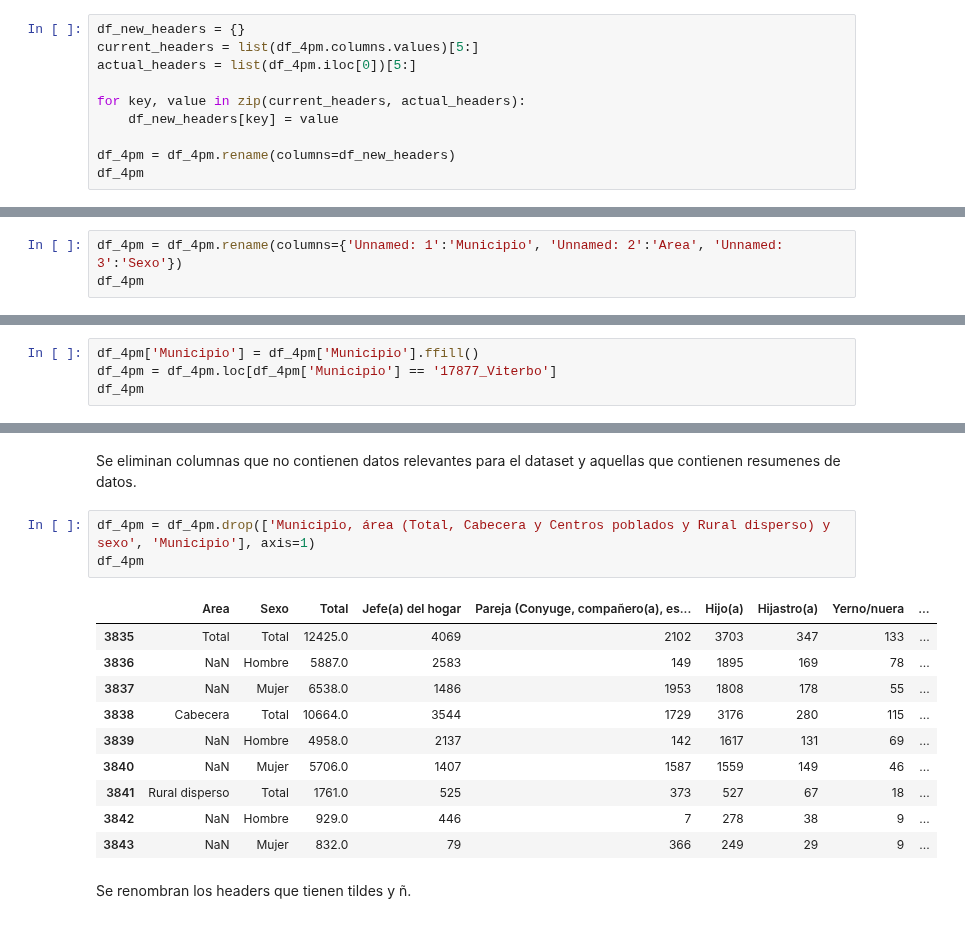
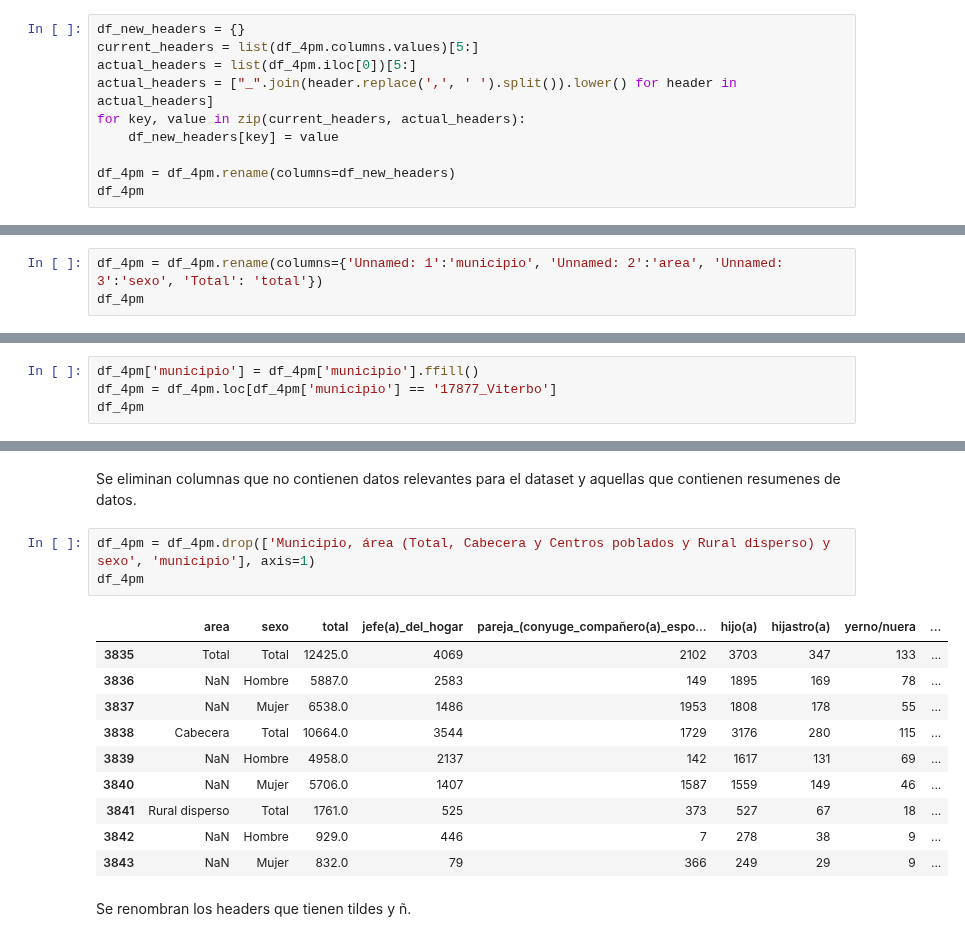
Before and after one commit to Schiavi13/Censo-Viterbo-Caldas-2018, a Jupyter notebook: source_to_csv_4pm.ipynb, the cells around one changed output, grey strips where cells are left out. Cells and saved outputs as stored; diff of their text form.

Commit message:
Actualiza headers a minuscula y Snake Case

```diff
--- a/source_to_csv_4pm.ipynb
+++ b/source_to_csv_4pm.ipynb
@@ -30,7 +30,7 @@ Se observa que los headers se encuentran en la primera fila, para ellos se crear
 df_new_headers = {}
 current_headers = list(df_4pm.columns.values)[5:]
 actual_headers = list(df_4pm.iloc[0])[5:]
-
+actual_headers = ["_".join(header.replace(',', ' ').split()).lower() for header in actual_headers]
 for key, value in zip(current_headers, actual_headers):
     df_new_headers[key] = value
 
@@ -53,6 +53,6 @@ df_4pm
 # %% [markdown]
 Se cambian los nombres de las columnas restantes por nombres más descriptivos.
 # %%
-df_4pm = df_4pm.rename(columns={'Unnamed: 1':'Municipio', 'Unnamed: 2':'Area', 'Unnamed: 3':'Sexo'})
+df_4pm = df_4pm.rename(columns={'Unnamed: 1':'municipio', 'Unnamed: 2':'area', 'Unnamed: 3':'sexo', 'Total': 'total'})
 df_4pm
 # %% [output]
@@ -72,7 +72,7 @@ df_4pm
 # %% [markdown]
 Se propagan los identificadores de municipio para filtrar los datos que no corresponden a Viterbo, Caldas.
 # %%
-df_4pm['Municipio'] = df_4pm['Municipio'].ffill()
-df_4pm = df_4pm.loc[df_4pm['Municipio'] == '17877_Viterbo']
+df_4pm['municipio'] = df_4pm['municipio'].ffill()
+df_4pm = df_4pm.loc[df_4pm['municipio'] == '17877_Viterbo']
 df_4pm
 # %% [output]
@@ -90,10 +90,10 @@ df_4pm
 # %% [markdown]
 Se eliminan columnas que no contienen datos relevantes para el dataset y aquellas que contienen resumenes de datos.
 # %%
-df_4pm = df_4pm.drop(['Municipio, área (Total, Cabecera y Centros poblados y Rural disperso) y sexo', 'Municipio'], axis=1)
+df_4pm = df_4pm.drop(['Municipio, área (Total, Cabecera y Centros poblados y Rural disperso) y sexo', 'municipio'], axis=1)
 df_4pm
 # %% [output]
-|  | Area | Sexo | Total | Jefe(a) del hogar | Pareja (Conyuge, compañero(a), es... | Hijo(a) | Hijastro(a) | Yerno/nuera | ... |
+|  | area | sexo | total | jefe(a)_del_hogar | pareja_(conyuge_compañero(a)_espo... | hijo(a) | hijastro(a) | yerno/nuera | ... |
 | 3835 | Total | Total | 12425.0 | 4069 | 2102 | 3703 | 347 | 133 | ... |
 | 3836 | NaN | Hombre | 5887.0 | 2583 | 149 | 1895 | 169 | 78 | ... |
 | 3837 | NaN | Mujer | 6538.0 | 1486 | 1953 | 1808 | 178 | 55 | ... |
```
Also changed, not shown: parts of 7 cells of this notebook, 2 other files.
